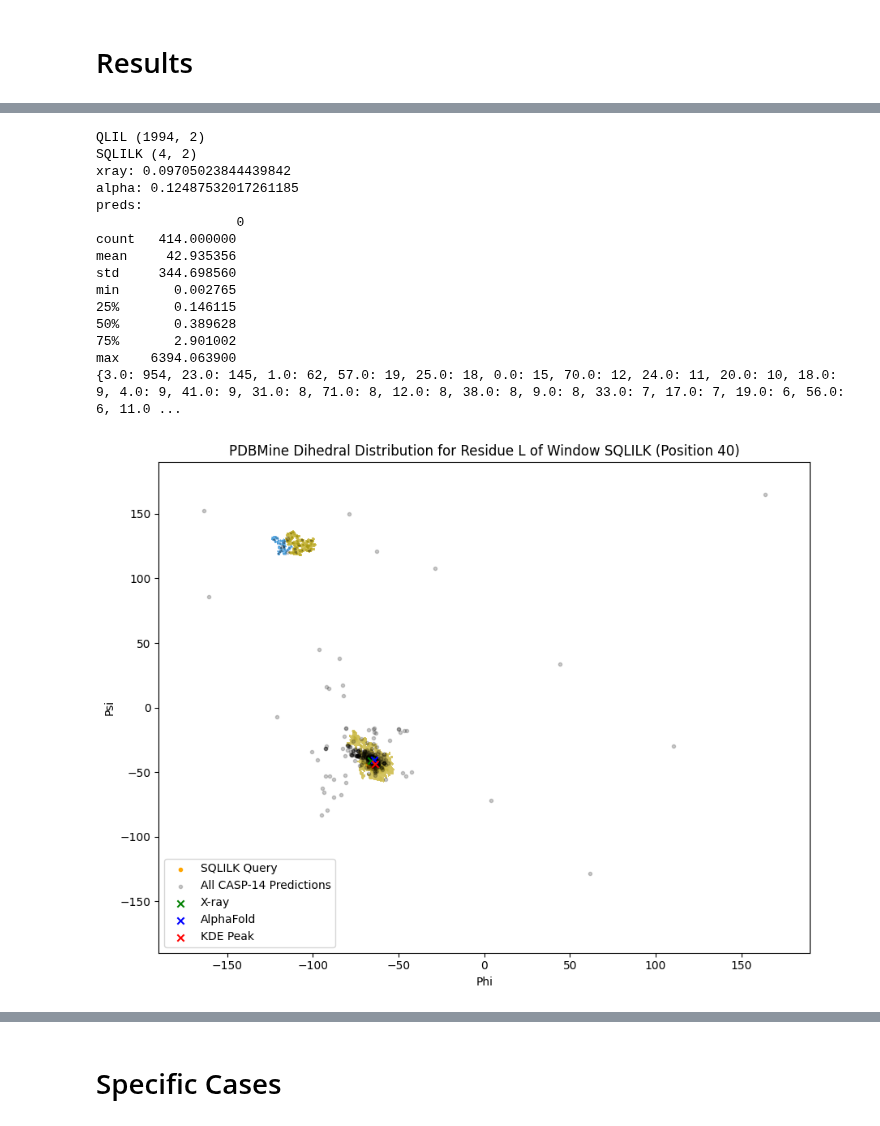
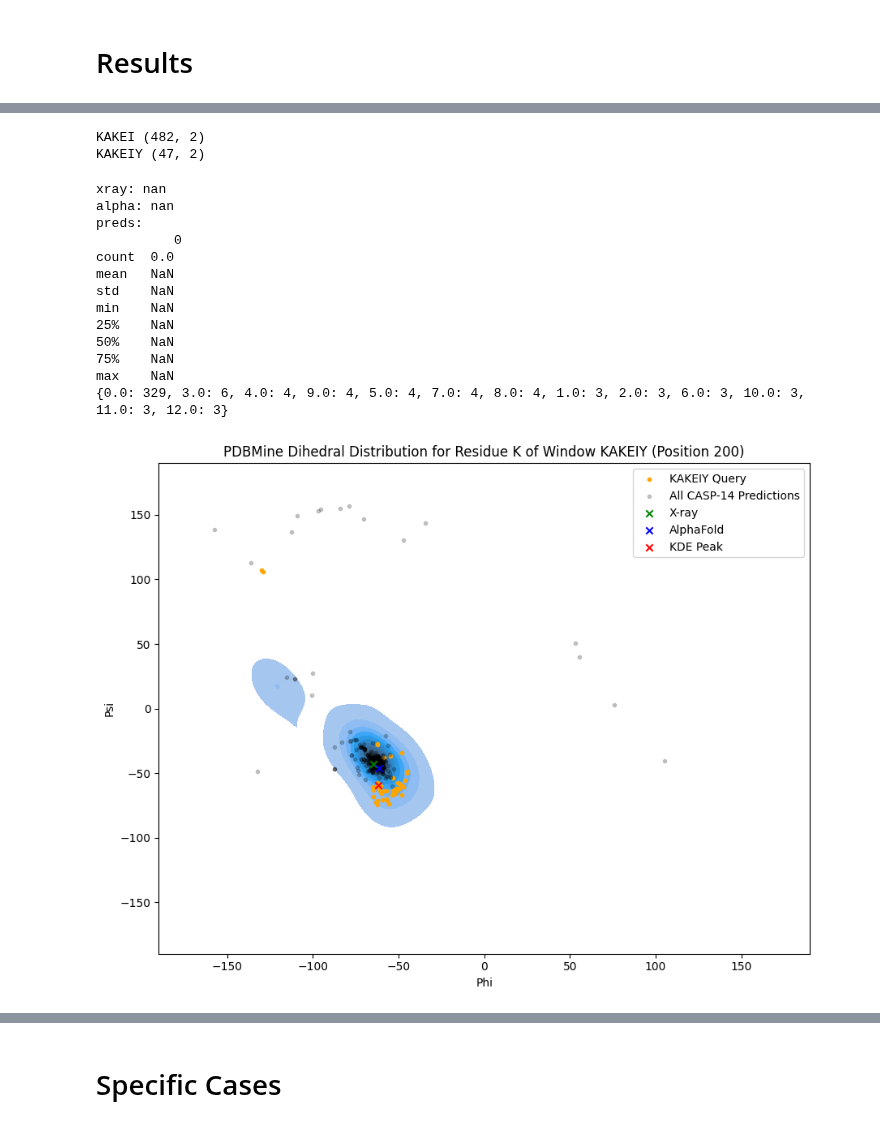
Before and after one commit to Musa-Azeem/protein-dihedral-visualization, a Jupyter notebook: multi-window.ipynb, the cells around one changed output, grey strips where cells are left out. Cells and saved outputs as stored; diff of their text form; code cells hidden in the pictures.

```diff
--- a/multi-window.ipynb
+++ b/multi-window.ipynb
@@ -21,7 +21,7 @@ import matplotlib.pyplot as plt
 load_dotenv()
 amino_acid_codes = json.load(open('amino_acid_codes.json'))
 # %%
-WINDOW_SIZE = 4
+WINDOW_SIZE = 5
 WINDOW_SIZE_CONTEXT = 6
 PDBMINE_URL = os.getenv("PDBMINE_URL")
 casp_protein_id = 'T1030'
@@ -346,12 +293,0 @@ SQLILK
-# %%
-from scipy.stats import gaussian_kde
-seq = overlapping_seqs[1]
-kde = gaussian_kde(phi_psi_mined.loc[phi_psi_mined.seq==get_subseq(seq), ['phi','psi']].values.T, bw_method=0.1)
-x_grid, y_grid = np.meshgrid(np.linspace(-180, 180, 50), np.linspace(-180, 180, 50))
-grid = np.vstack([x_grid.ravel(), y_grid.ravel()])
-z = kde(grid).reshape(x_grid.shape)
-print(z.max(), grid[0,z.argmax()], grid[1,z.argmax()])
-sns.kdeplot(data=phi_psi_mined[phi_psi_mined.seq==get_subseq(seq)], x='phi', y='psi', bw_method=0.1, fill=True)
-plt.plot(grid[0,z.argmax()], grid[1,z.argmax()])
-
-# plt.plot(phi_psi_predictions.loc[phi_psi_predictions.seq_ctxt==get_subseq(seq), 'phi'], phi_psi_predictions.loc[phi_psi_predictions.seq_ctxt==get_subseq(seq), 'psi'], 'ro')
@@ -434,7 +366,7 @@ def plot_one_dist_3d(seq, pred_id, pred_name=None, bw_method=None):
     plt.tight_layout()
     plt.show()
 
-seq = overlapping_seqs[2]
+seq = overlapping_seqs[5]
 bw_method = 0.1
 plot_one_dist(seq, alphafold_id, 'AlphaFold', axlims=((-180, 180), (-180, 180)), bw_method=bw_method)
 plot_one_dist_3d(seq, alphafold_id, 'AlphaFold', bw_method=bw_method)
@@ -472,13 +404,14 @@ def plot_clusters_for_window(seq, pred_id, pred_name=None, eps=10, axlims=None,
 
     x_grid, y_grid = np.meshgrid(np.linspace(-180, 180, 360), np.linspace(-180, 180, 360))
     grid = np.vstack([x_grid.ravel(), y_grid.ravel()])
-    z = kde(grid).reshape(x_grid.shape)
+    z = kernel(grid).reshape(x_grid.shape)
 
     phi = grid[0,z.argmax()]
     psi = grid[1,z.argmax()]
     neigh = NearestNeighbors(radius=1).fit(phi_psi_dist[['phi','psi']].dropna().values)
     nearest = neigh.kneighbors([[phi,psi]], 1, return_distance=False)
-    phi_psi_c = phi_psi_dist.loc[phi_psi_dist.cluster == phi_psi_dist.iloc[nearest[0]].cluster.values[0], ['phi','psi']].values
+    phi_psi_dist_c = phi_psi_dist.loc[phi_psi_dist.cluster == phi_psi_dist.iloc[nearest[0]].cluster.values[0]]
+    phi_psi_c = phi_psi_dist_c[['phi', 'psi']].values
 
     # Mahalanobis distance to most common cluster
     cov = np.cov(phi_psi_c.T)
@@ -496,54 +429,56 @@ def plot_clusters_for_window(seq, pred_id, pred_name=None, eps=10, axlims=None,
     # Other predictions
     preds = phi_psi_predictions[phi_psi_predictions.seq_ctxt == seq][['phi','psi']].values
     icov = np.repeat(np.expand_dims(icov, 0), preds.shape[0], axis=0) # expand for batch matrix multiplication
     md_preds = (np.expand_dims((preds - phi_psi_c.mean(axis=0)), 1) @ icov @ np.expand_dims((preds - phi_psi_c.mean(axis=0)), 2)).squeeze()
     print('xray:', md_xray[0,0])
     print('alpha:', md_alpha[0,0])
     print('preds:\n', pd.DataFrame(md_preds).describe())
 
     value_counts = phi_psi_dist[phi_psi_dist.cluster != -1].cluster.value_counts().sort_values(ascending=False)
     print(value_counts.to_dict())
-    cs_to_keep = value_counts[value_counts > 50].index
+    cs_to_keep = value_counts[value_counts > 18].index
 
     fig, ax = plt.subplots(figsize=(9,7))
     viridis_cmap = plt.cm.get_cmap('viridis')
-    for c in cs_to_keep:
-        color = viridis_cmap(c / len(cs_to_keep))
-        sns.kdeplot(data=phi_psi_dist[phi_psi_dist.cluster == c], weights='weight', bw_method=bw_method, x='phi', y='psi', ax=ax, color=color, fill=True, legend=False)
-    # sns.kdeplot(data=phi_psi_dist[phi_psi_dist.cluster.isin(cs_to_keep)], x='phi', y='psi', hue='cluster', palette='viridis', ax=ax, fill=True, legend=False)
+    # for c in cs_to_keep:
+        # color = viridis_cmap(c / len(cs_to_keep))
+        # sns.kdeplot(data=phi_psi_dist[phi_psi_dist.cluster == c], weights='weight', bw_method=bw_method, x='phi', y='psi', ax=ax, color=color, fill=True, legend=False)
+    sns.kdeplot(data=phi_psi_dist, x='phi', y='psi', ax=ax, fill=True, legend=False)
+    sns.kdeplot(data=phi_psi_dist_c, x='phi', y='psi', ax=ax, legend=False, color='purple')
     ax.scatter(phi_psi_ctxt_dist.phi, phi_psi_ctxt_dist.psi, color='orange', marker='.', label=f'{seq} Query')
     ax.scatter(preds[:,0], preds[:,1], color='black', marker='.', alpha=0.2, label='All CASP-14 Predictions')
     ax.scatter(xray[0,0], xray[0,1], color='green', marker='x', label='X-ray')
     ax.scatter(alpha[0,0], alpha[0,1], color='blue', marker='x', label='AlphaFold')
     ax.scatter(phi, psi, color='red', marker='x', label='KDE Peak')
 
     ax.set_xlabel('Phi')
     ax.set_ylabel('Psi')
-    ax.set_title(f'PDBMine Dihedral Distribution for Residue {seq[-WINDOW_SIZE//2]} of Window {seq} (Position {pos})')
+    res = phi_psi_predictions.loc[phi_psi_predictions.seq==inner_seq, 'res'].values[0]
+    ax.set_title(f'PDBMine Dihedral Distribution for Residue {res} of Window {seq} (Position {pos})')
     ax.legend()
     if axlims:
         ax.set_xlim(axlims[0][0], axlims[0][1])
         ax.set_ylim(axlims[1][0], axlims[1][1])
     plt.tight_layout()
     plt.show()
-seq = overlapping_seqs[1]
+seq = overlapping_seqs[0]
 plot_clusters_for_window(seq, alphafold_id, 'AlphaFold', eps=1.5, axlims=((-190, 190), (-190, 190)))
 # plot_clusters_for_window(seq, alphafold_id, 'AlphaFold', eps=10, zoom=True, zoom_lims=((-180, -10), (-100, 200)))
 # %% [output]
-QLIL (1994, 2)
-SQLILK (4, 2)
-xray: 0.09705023844439842
-alpha: 0.12487532017261185
-preds:
-                  0
-count   414.000000
-mean     42.935356
-std     344.698560
-min       0.002765
-25%       0.146115
-50%       0.389628
-75%       2.901002
-max    6394.063900
-{3.0: 954, 23.0: 145, 1.0: 62, 57.0: 19, 25.0: 18, 0.0: 15, 70.0: 12, 24.0: 11, 20.0: 10, 18.0: 9, 4.0: 9, 41.0: 9, 31.0: 8, 71.0: 8, 12.0: 8, 38.0: 8, 9.0: 8, 33.0: 7, 17.0: 7, 19.0: 6, 56.0: 6, 11.0 ...
+KAKEI (482, 2)
+KAKEIY (47, 2)
+xray: nan
+alpha: nan
+preds:
+          0
+count  0.0
+mean   NaN
+std    NaN
+min    NaN
+25%    NaN
+50%    NaN
+75%    NaN
+max    NaN
+{0.0: 329, 3.0: 6, 4.0: 4, 9.0: 4, 5.0: 4, 7.0: 4, 8.0: 4, 1.0: 3, 2.0: 3, 6.0: 3, 10.0: 3, 11.0: 3, 12.0: 3}
-[figure, old version]
+[figure, new version]
 # %%
```
Also changed, not shown: parts of 9 cells of this notebook, 1 other file.
